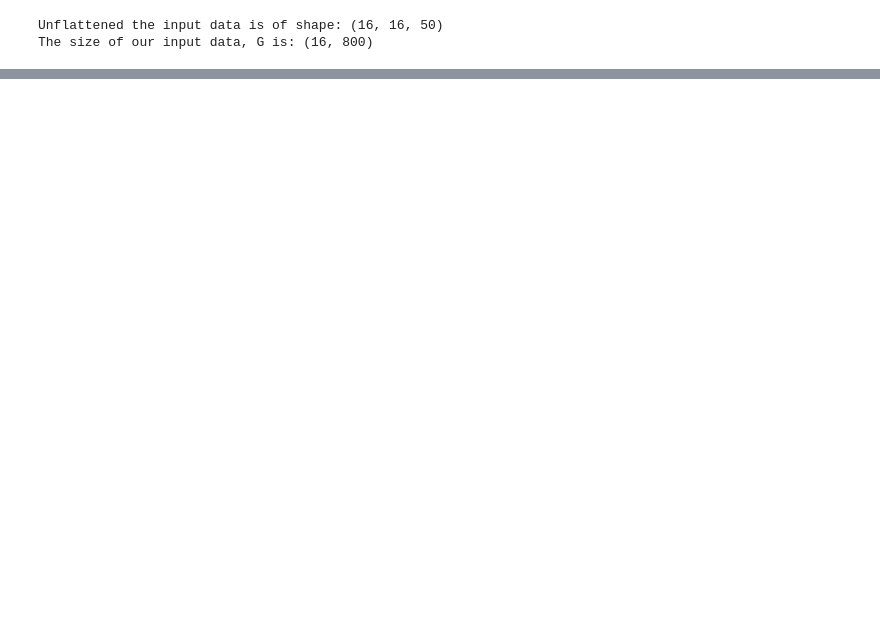
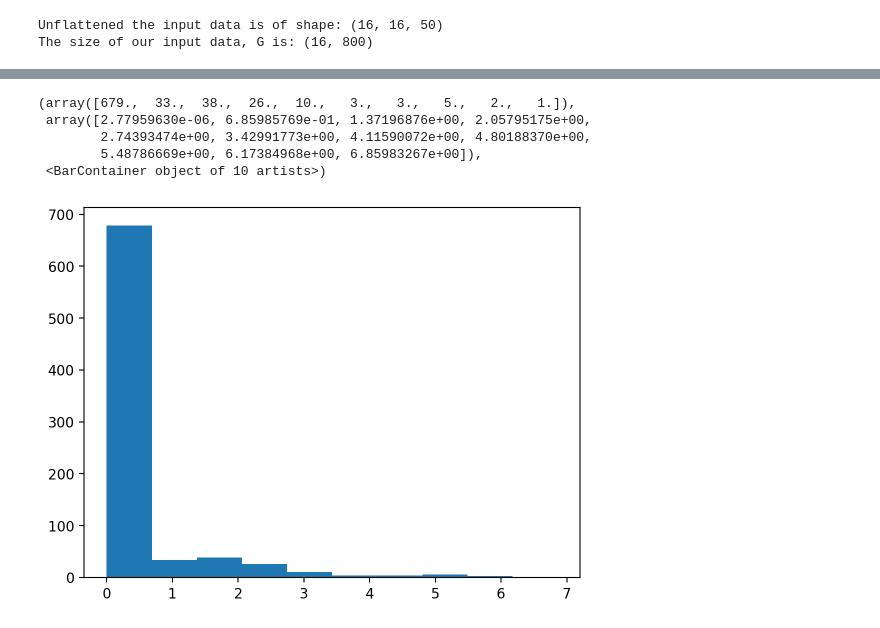
Before and after one commit to HarteminkLab/cell-cycle-deconv, a Jupyter notebook: 18_Deconvolution_Geneset.ipynb, the cells around one changed output, grey strips where cells are left out. Cells and saved outputs as stored; diff of their text form; code cells hidden in the pictures; blank space fills up the shorter version.

```diff
--- a/18_Deconvolution_Geneset.ipynb
+++ b/18_Deconvolution_Geneset.ipynb
@@ -62,3 +62,12 @@ fig = chromatin_model.create_deconvolution_plots_abbreviated_flipped(vmax=10, ge
+# %%
+plt.hist(chromatin_model.f_ptrs.flatten())
+# %% [output]
+(array([679.,  33.,  38.,  26.,  10.,   3.,   3.,   5.,   2.,   1.]),
+ array([2.77959630e-06, 6.85985769e-01, 1.37196876e+00, 2.05795175e+00,
+        2.74393474e+00, 3.42991773e+00, 4.11590072e+00, 4.80188370e+00,
+        5.48786669e+00, 6.17384968e+00, 6.85983267e+00]),
+ <BarContainer object of 10 artists>)
+[figure, added]
 # %%
 fig = chromatin_model.plot_prediction_comparison()
 # %% [output]
```
Also changed, not shown: parts of 5 cells of this notebook, 1 other file.
